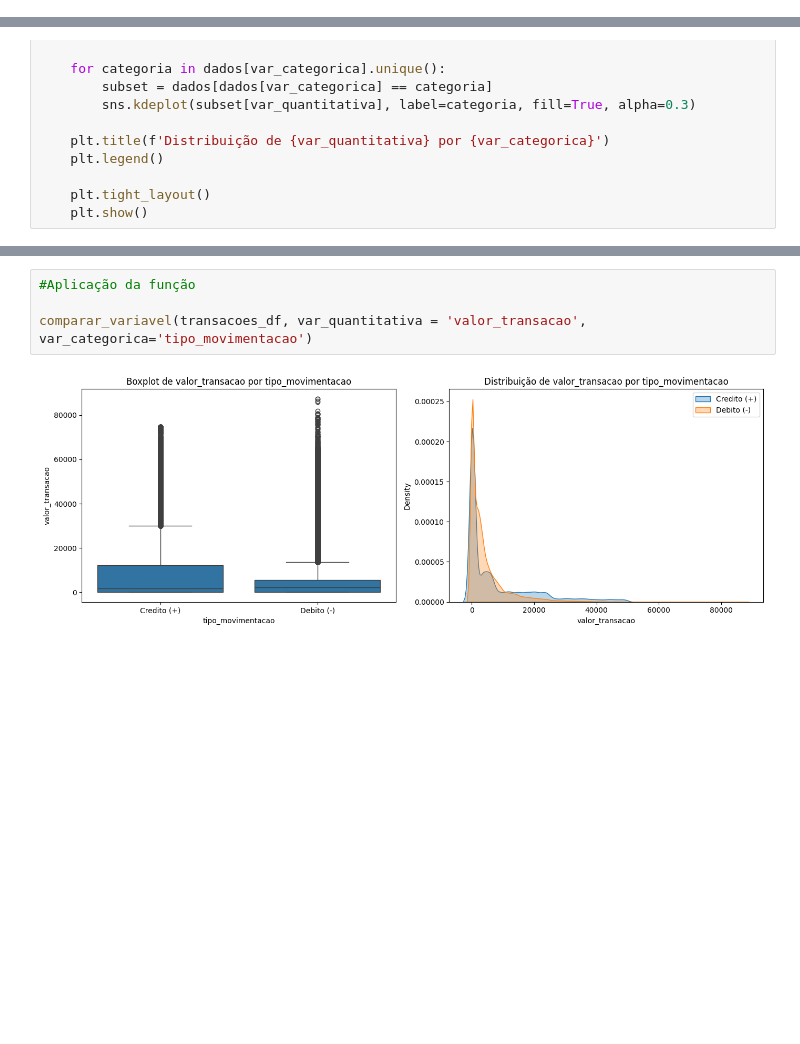
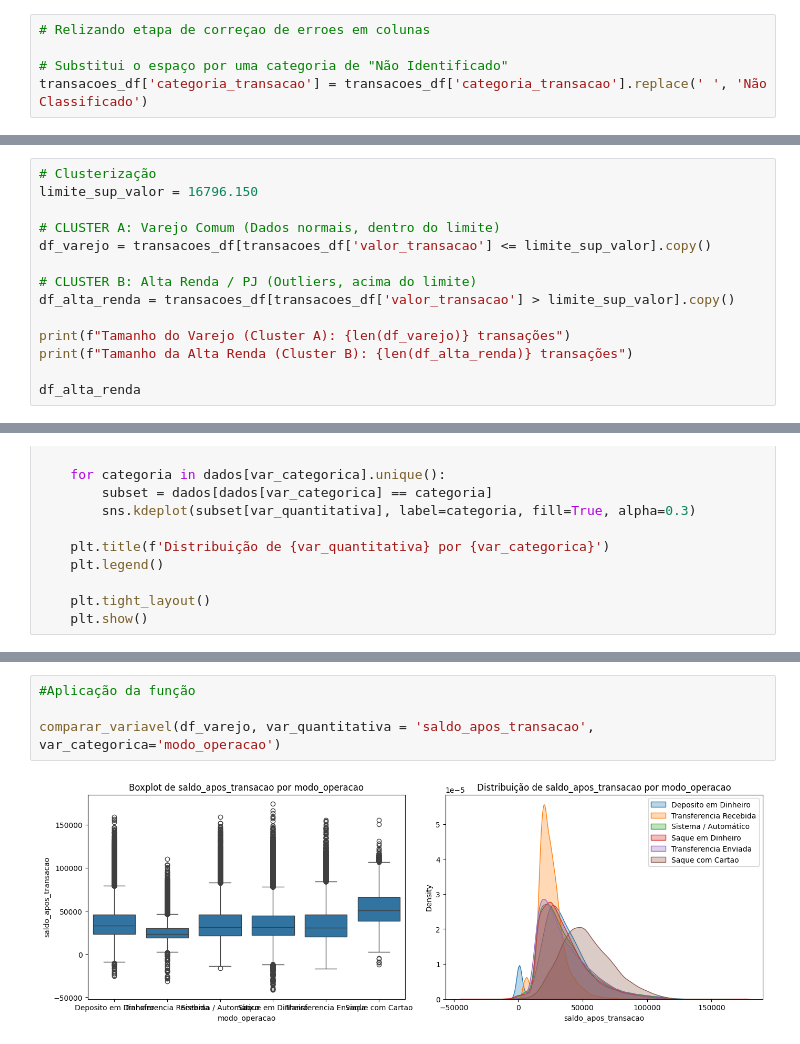
Before and after one commit to christianwislockioli-rgb/Analise_de_Risco_e_Melhoria_de_Fluxo_Operacional_de_Credito, a Jupyter notebook: 02_dados/src/Projeto.ipynb, the cells around one changed output, grey strips where cells are left out. Drawn from its saved outputs; the diff is of its cells as text; blank space fills up the shorter version.

```diff
--- a/02_dados/src/Projeto.ipynb
+++ b/02_dados/src/Projeto.ipynb
@@ -122 +146,6 @@ transacoes_df.describe()
+# %%
+# Relizando etapa de correçao de erroes em colunas
+
+# Substitui o espaço por uma categoria de "Não Identificado"
+transacoes_df['categoria_transacao'] = transacoes_df['categoria_transacao'].replace(' ', 'Não Classificado')
 # %%
@@ -751,0 +800,14 @@ print(distrito_df['taxa_desemprego_95'].unique())
+# %%
+# Clusterização
+limite_sup_valor = 16796.150
+
+# CLUSTER A: Varejo Comum (Dados normais, dentro do limite)
+df_varejo = transacoes_df[transacoes_df['valor_transacao'] <= limite_sup_valor].copy()
+
+# CLUSTER B: Alta Renda / PJ (Outliers, acima do limite)
+df_alta_renda = transacoes_df[transacoes_df['valor_transacao'] > limite_sup_valor].copy()
+
+print(f"Tamanho do Varejo (Cluster A): {len(df_varejo)} transações")
+print(f"Tamanho da Alta Renda (Cluster B): {len(df_alta_renda)} transações")
+
+df_alta_renda
@@ -809,6 +897,6 @@ def comparar_variavel(dados, var_quantitativa, var_categorica):
 # %%
 #Aplicação da função
 
-comparar_variavel(transacoes_df, var_quantitativa = 'valor_transacao', var_categorica='tipo_movimentacao')
+comparar_variavel(df_varejo, var_quantitativa = 'saldo_apos_transacao', var_categorica='modo_operacao')
 # %% [output]
-[figure, old version]
+[figure, new version]
```
Also changed, not shown: parts of 42 cells of this notebook.
